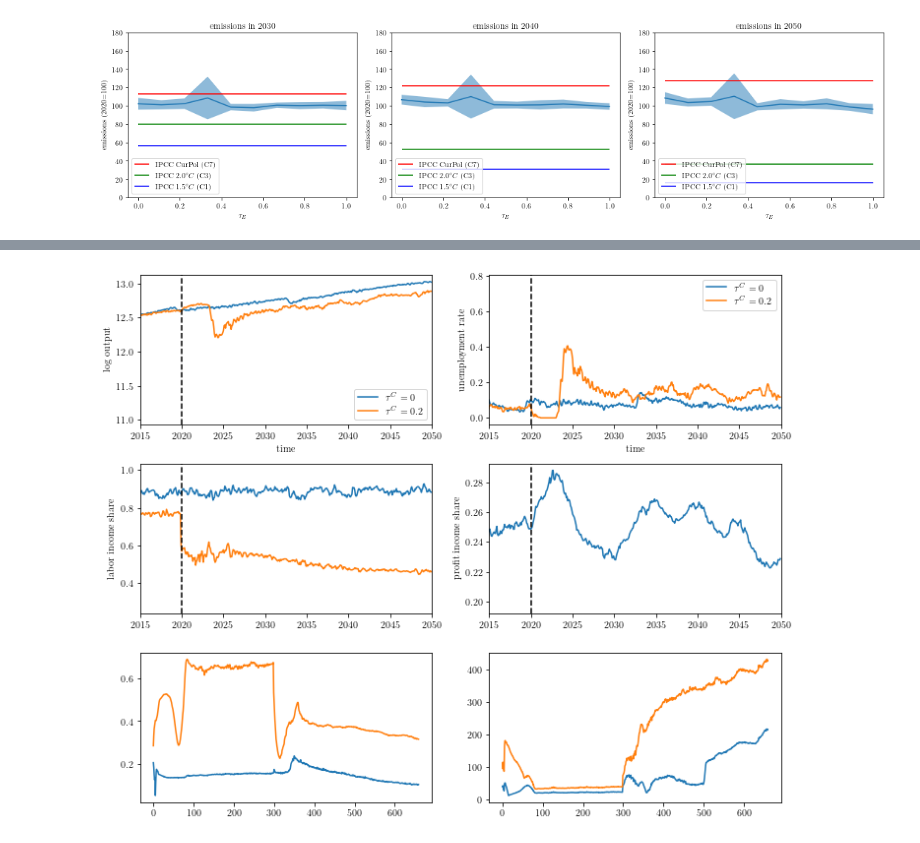
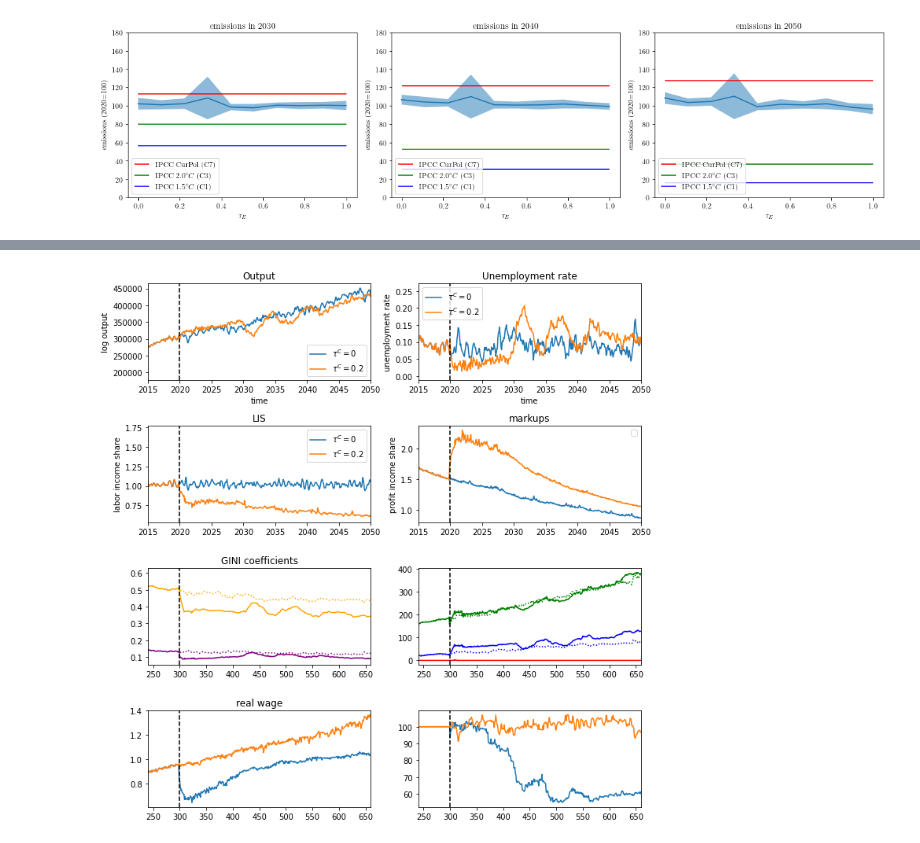
Before and after one commit to Tarsatir/Capsule_Climate, a Jupyter notebook: plotting/plot_ofatexp.ipynb, the cells around one changed output, grey strips where cells are left out. Saved outputs shown, nothing was run; the diff lists cells and outputs as text; code cells hidden in the pictures.

Commit message:
Added standardized validation and experimentation procedure, added first experimental results

```diff
--- a/plotting/plot_ofatexp.ipynb
+++ b/plotting/plot_ofatexp.ipynb
@@ -241,3 +241,9 @@ n_plot_hlines(
 )
 # %% [output]
 [figure]
+# %%
+df_tax = pd.read_csv('../results/experiments/OFAT_experiments/carbontax_0.4_1.csv')
+df_notax = pd.read_csv('../results/validation/validation_samples/valoutput_1.csv')
+
+df_notax.head()
+# df_tax.head()
@@ -244,52 +258,96 @@ n_plot_hlines(
 # %%
-df_tax = pd.read_csv('../results/result_data/first_c.csv')
-df_notax = pd.read_csv('../results/result_data/first_n.csv')
+fig, [[ax1, ax2], [ax3, ax4], [ax5, ax6], [ax7, ax8]] = plt.subplots(4, 2, figsize=(10,10))
 
-fig, [[ax1, ax2], [ax3, ax4], [ax5, ax6]] = plt.subplots(3, 2, figsize=(10,8))
-
-ax1.plot(np.log(df_notax.total_Q_cp + df_notax.total_Q_kp), label='$\\tau^C=0$')
-ax1.plot(np.log(df_tax.total_Q_cp + df_tax.total_Q_kp), label='$\\tau^C=0.2$')
+# ax1.plot(np.log(df_notax.total_Q_cp + df_notax.total_Q_kp), label='$\\tau^C=0$')
+# ax1.plot(np.log(df_tax.total_Q_cp + df_tax.total_Q_kp), label='$\\tau^C=0.2$')
+ax1.plot(df_notax.total_Q_cp + df_notax.total_Q_kp, label='$\\tau^C=0$')
+ax1.plot(df_tax.total_Q_cp + df_tax.total_Q_kp, label='$\\tau^C=0.2$')
 ax1.set_xlim(240,660)
 ax1.set_xticks(np.arange(240, 661, 60), np.arange(2015, 2051, 5))
 ax1.set_xlabel('time')
 ax1.axvline(300, c='black', linestyle='dashed')
 ax1.set_ylabel('log output')
+ax1.set_title('Output')
 ax1.legend()
 
-ax2.plot(df_notax.UR, label='$\\tau^C=0$')
-ax2.plot(df_tax.UR, label='$\\tau^C=0.2$')
+ax2.plot(df_notax.U, label='$\\tau^C=0$')
+ax2.plot(df_tax.U, label='$\\tau^C=0.2$')
 ax2.axvline(300, c='black', linestyle='dashed')
 ax2.set_xticks(np.arange(240, 661, 60), np.arange(2015, 2051, 5))
 ax2.set_xlim(240,660)
 ax2.set_ylabel('unemployment rate')
 ax2.set_xlabel('time')
+ax2.set_title('Unemployment rate')
 ax2.legend()
 
 # ax3.plot(df_notax.gini_W)
 # ax3.plot(df_tax.gini_W)
 # ax3.plot(df_notax.gini_I)
 # ax3.plot(df_tax.gini_I)
-ax3.plot(df_notax.LIS)
-ax3.plot(df_tax.LIS)
+ax3.plot(df_notax.LIS, label='$\\tau^C=0$')
+ax3.plot(df_tax.LIS, label='$\\tau^C=0.2$')
 ax3.set_xticks(np.arange(240, 661, 60), np.arange(2015, 2051, 5))
 ax3.axvline(300, c='black', linestyle='dashed')
 ax3.set_ylabel('labor income share')
+ax3.set_title('LIS')
 ax3.set_xlim(240,660)
+ax3.legend()
 
 
 # ax4.plot((df_notax.GDP_cp + df_notax.GDP_kp) / df_notax.GDP)
 # ax4.plot((df_tax.GDP_cp + df_tax.GDP_kp) / df_tax.GDP)
-ax4.plot(df_tax.mu_cp)
+# ax4.plot(df_notax.markups, label='$\\tau^C=0$')
+# ax4.plot(df_tax.markups, label='$\\tau^C=0.2$')
+ax4.plot(df_notax.prices)
+ax4.plot(df_tax.prices)
 ax4.set_xticks(np.arange(240, 661, 60), np.arange(2015, 2051, 5))
 ax4.axvline(300, c='black', linestyle='dashed')
 ax4.set_ylabel('profit income share')
+ax4.set_title('markups')
+ax4.legend()
 ax4.set_xlim(240,660)
 
-ax5.plot(df_tax.gini_I)
-ax5.plot(df_tax.gini_W)
+ax5.plot(df_tax.GINI_I, c='purple')
+ax5.plot(df_tax.GINI_W, c='orange')
+ax5.plot(df_notax.GINI_I, c='purple', linestyle='dotted')
+ax5.plot(df_notax.GINI_W, c='orange', linestyle='dotted')
+ax5.set_title('GINI coefficients')
+ax5.axvline(300, c='black', linestyle='dashed')
+ax5.set_xlim(240, 660)
 
-ax6.plot(df_tax.W_20 / df_tax.p_avg_cp)
-ax6.plot(df_tax.W_80 / df_tax.p_avg_cp)
+ax6.plot(df_tax.W_min / df_tax.prices, color='red')
+ax6.plot(df_tax.W_20 / df_tax.prices, c='blue')
+ax6.plot(df_tax.W_80 / df_tax.prices, c='green')
+ax6.axvline(300, c='black', linestyle='dashed')
+# ax6.plot(df_notax.W_min / df_notax.prices, c='red', linestyle='dotted')
+ax6.plot(df_notax.W_20 / df_notax.prices, c='blue', linestyle='dotted')
+ax6.plot(df_notax.W_80 / df_notax.prices, c='green', linestyle='dotted')
+# ax6.plot(df_tax.W_min, color='red')
+# ax6.plot(df_tax.W_20, c='blue')
+# ax6.plot(df_tax.W_80, c='green')
+# ax6.axvline(300, c='black', linestyle='dashed')
+# # ax6.plot(df_notax.W_min, c='red', linestyle='dotted')
+# ax6.plot(df_notax.W_20, c='blue', linestyle='dotted')
+# ax6.plot(df_notax.W_80, c='green', linestyle='dotted')
+ax6.set_xlim(240, 660)
+
+ax7.plot(df_tax.wages / df_tax.prices)
+ax7.plot(df_notax.wages / df_notax.prices)
+# ax7.plot(df_tax.wages)
+# ax7.plot(df_notax.wages)
+ax7.set_title('real wage')
+ax7.set_xlim(240, 660)
+ax7.axvline(300, c='black', linestyle='dashed')
+
+# ax8.plot(df_tax.markups)
+# ax8.plot(df_notax.markups)
+# ax8.plot(df_tax.p_avg_cp)
+# ax8.plot(df_notax.p_avg_cp)
+
+ax8.plot(df_tax.EmIndex)
+ax8.plot(df_notax.EmIndex)
+ax8.set_xlim(240, 660)
+ax8.axvline(300, c='black', linestyle='dashed')
 
 plt.tight_layout()
 plt.show()
@@ -297 +356 @@ plt.show()
-[figure, old version]
+[figure, new version]
```
Also changed, not shown: parts of 3 cells of this notebook, 22 other files.
